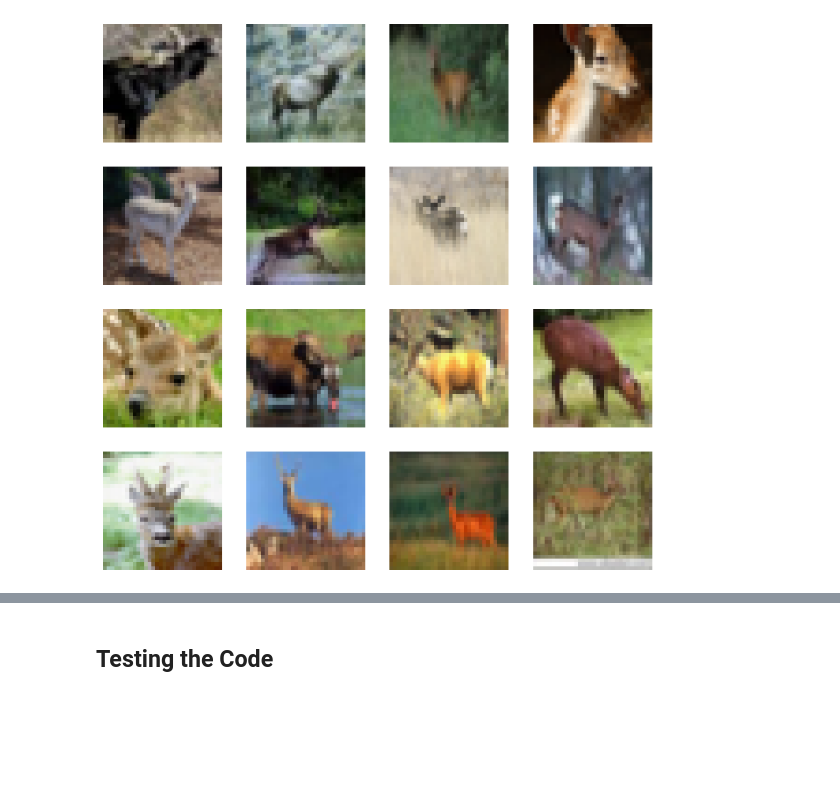
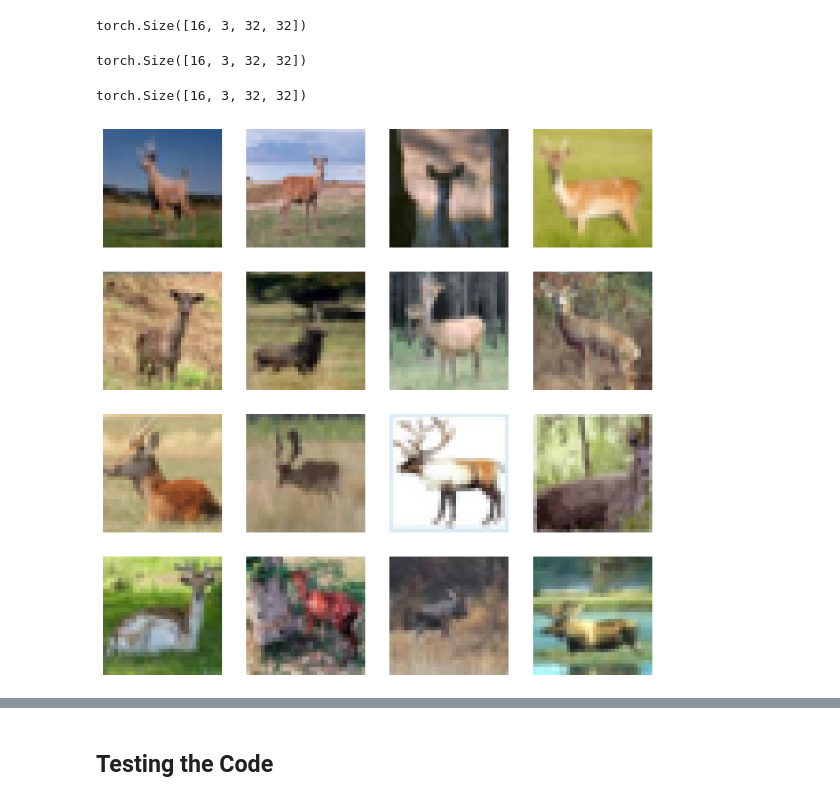
Before and after one commit to zseda/From-Duplication-to-Diversification-GANs, a Jupyter notebook: metric_notebook.ipynb, the cells around one changed output, grey strips where cells are left out. Cells and saved outputs as stored; diff of their text form; code cells hidden in the pictures; blank space fills up the shorter version.

```diff
--- a/metric_notebook.ipynb
+++ b/metric_notebook.ipynb
@@ -31,3 +14,57 @@ tensor(1.)
+# %%
+directory_real= "CIFAR10_class4_training"
+directory_augmented = "CIFAR10_class4_augmented"
+directory_vanilla_gan = "CIFAR10_class4_vanilla_gan_generated"
+directory_custom_gan = "CIFAR10_class4_customgan_generated"
+# %%
+def load_images_as_tensors(directory, sample_size=16):
+    # Check if the directory exists
+    if not os.path.exists(directory):
+        raise ValueError("The specified directory does not exist.")
+
+    # List all image files in the directory
+    image_files = [f for f in os.listdir(directory) if f.endswith(('.png', '.jpg', '.jpeg'))]
+
+    # Ensure there are enough images
+    if len(image_files) < sample_size:
+        raise ValueError(f"The directory contains less than {sample_size} images.")
+
+    # Randomly select sample_size images
+    selected_images = random.sample(image_files, sample_size)
+
+    # Define a transform to convert images to tensors
+    transform = transforms.Compose([
+        transforms.Resize((32, 32)),  # Resize images to a fixed size (modify if needed)
+        transforms.ToTensor(),  # Convert images to PyTorch tensors
+        transforms.Normalize((0.5, 0.5, 0.5), (0.5, 0.5, 0.5))]
+    )
+
+    # Load images, apply transforms and stack them into a single tensor
+    tensors = []
+    for image_file in selected_images:
+        img = Image.open(os.path.join(directory, image_file)).convert('RGB')
+        tensor = transform(img)
+        tensors.append(tensor)
+
+    # Stack all image tensors into a single tensor
+    batch_tensor = torch.stack(tensors)
+
+    return batch_tensor
+# %%
+real_image_tensors = load_images_as_tensors(directory_real)
+real_image_tensors.shape
+# %% [output]
+torch.Size([16, 3, 32, 32])
+# %%
+augmented_image_tensors = load_images_as_tensors(directory_augmented)
+augmented_image_tensors.shape
+# %% [output]
+torch.Size([16, 3, 32, 32])
+# %%
+vanillagan_image_tensors = load_images_as_tensors(directory_vanilla_gan)
+vanillagan_image_tensors.shape
+# %% [output]
+torch.Size([16, 3, 32, 32])
 # %%
 def show_imgs(imgs):
     plt.figure(figsize=(10, 10))
@@ -37,6 +74,6 @@ def show_imgs(imgs):
         plt.axis('off')
     plt.show()
 # %%
-show_imgs(sample_imgs)
+show_imgs(real_image_tensors)
 # %% [output]
-[figure, old version]
+[figure, new version]
```
Also changed, not shown: parts of 17 cells of this notebook.
